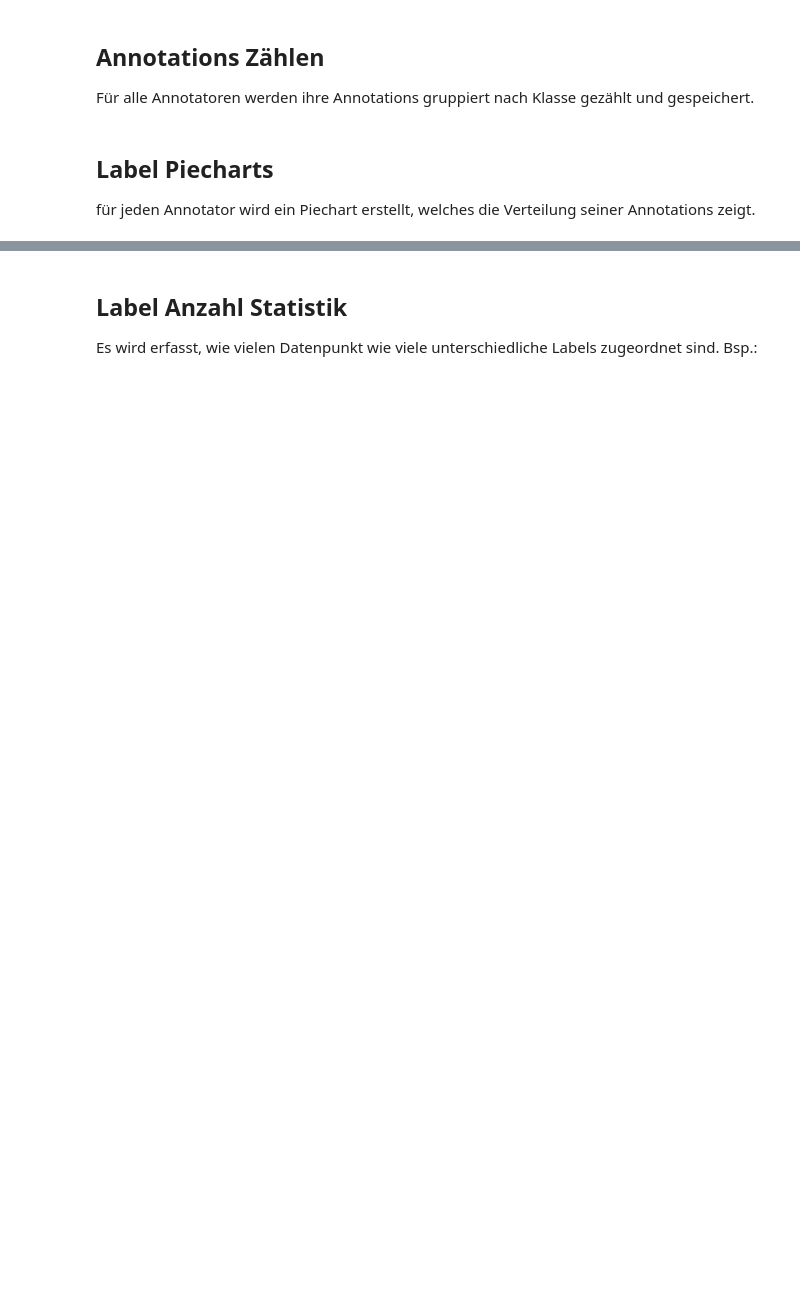
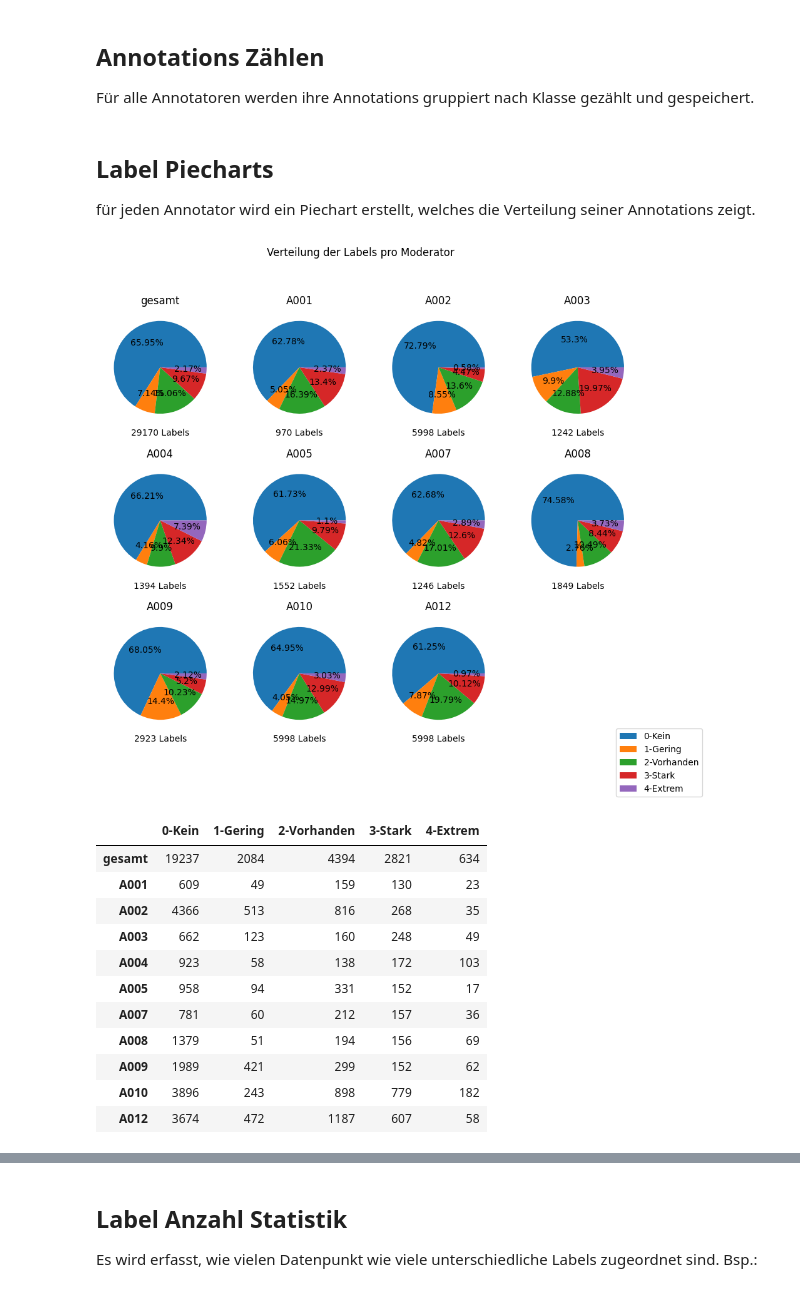
Before and after one commit to dslaborg/germeval2024, a Jupyter notebook: 1_pre_processing.ipynb, the cells around one changed output, grey strips where cells are left out. Saved outputs shown, nothing was run; the diff lists cells and outputs as text; code cells hidden in the pictures; blank space fills up the shorter version.

```diff
--- a/1_pre_processing.ipynb
+++ b/1_pre_processing.ipynb
@@ -92,23 +107,37 @@ für jeden Annotator wird ein Piechart erstellt, welches die Verteilung seiner A
 # %%
 annotation_count = pd.read_pickle("created_data/preprocessing_data_cache/dev_train_annotation_count.pkl")
 
 fig, axs = plt.subplots(3,4)
 ax_idx = 0
 for annotator in annotation_count.index:
     #callculate next ax
     ax = axs[math.floor(ax_idx / 4)][ax_idx % 4]
 
     #plot pie chart of row on next ax
     annotation_count.loc[annotator].plot.pie(ax=ax, figsize=(11,9), autopct= lambda pct: f"{round(pct, 2)}%", labels=None, title=annotator)
     annotator_label_count = annotation_count.loc[annotator][annotation_count.loc[annotator].notnull()].values.sum()
     ax.set(xlabel=f"{annotator_label_count} Labels", ylabel="")
 
     ax_idx += 1
-
+fig.delaxes(axs[2][3])
 fig.suptitle("Verteilung der Labels pro Moderator")
 fig.legend(annotation_count.columns, loc="lower right")
 plt.show()
 annotation_count
+# %% [output]
+[figure, added]
+|  | 0-Kein | 1-Gering | 2-Vorhanden | 3-Stark | 4-Extrem |
+| gesamt | 19237 | 2084 | 4394 | 2821 | 634 |
+| A001 | 609 | 49 | 159 | 130 | 23 |
+| A002 | 4366 | 513 | 816 | 268 | 35 |
+| A003 | 662 | 123 | 160 | 248 | 49 |
+| A004 | 923 | 58 | 138 | 172 | 103 |
+| A005 | 958 | 94 | 331 | 152 | 17 |
+| A007 | 781 | 60 | 212 | 157 | 36 |
+| A008 | 1379 | 51 | 194 | 156 | 69 |
+| A009 | 1989 | 421 | 299 | 152 | 62 |
+| A010 | 3896 | 243 | 898 | 779 | 182 |
+| A012 | 3674 | 472 | 1187 | 607 | 58 |
 # %%
 annotation_count.drop('gesamt').plot.bar(stacked=True)
 plt.ylabel("Anzahl der Annotationen")
```
Also changed, not shown: parts of 8 cells of this notebook, 7 other files.
